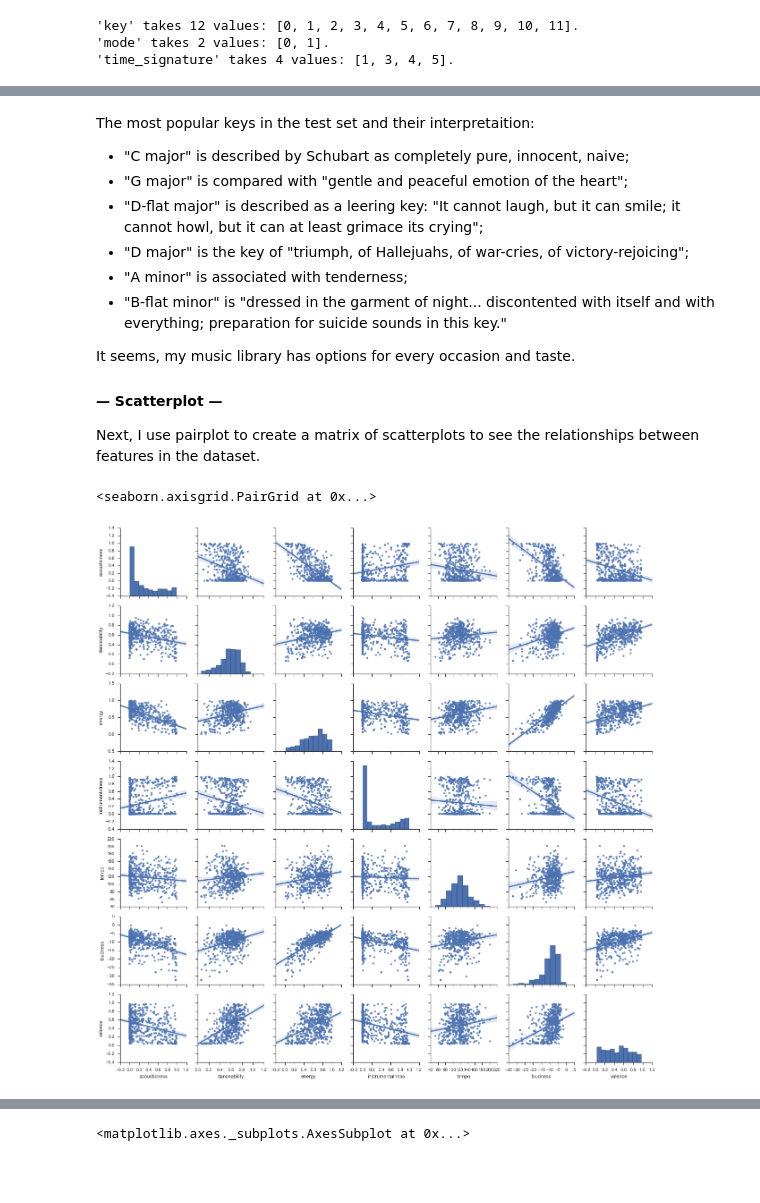
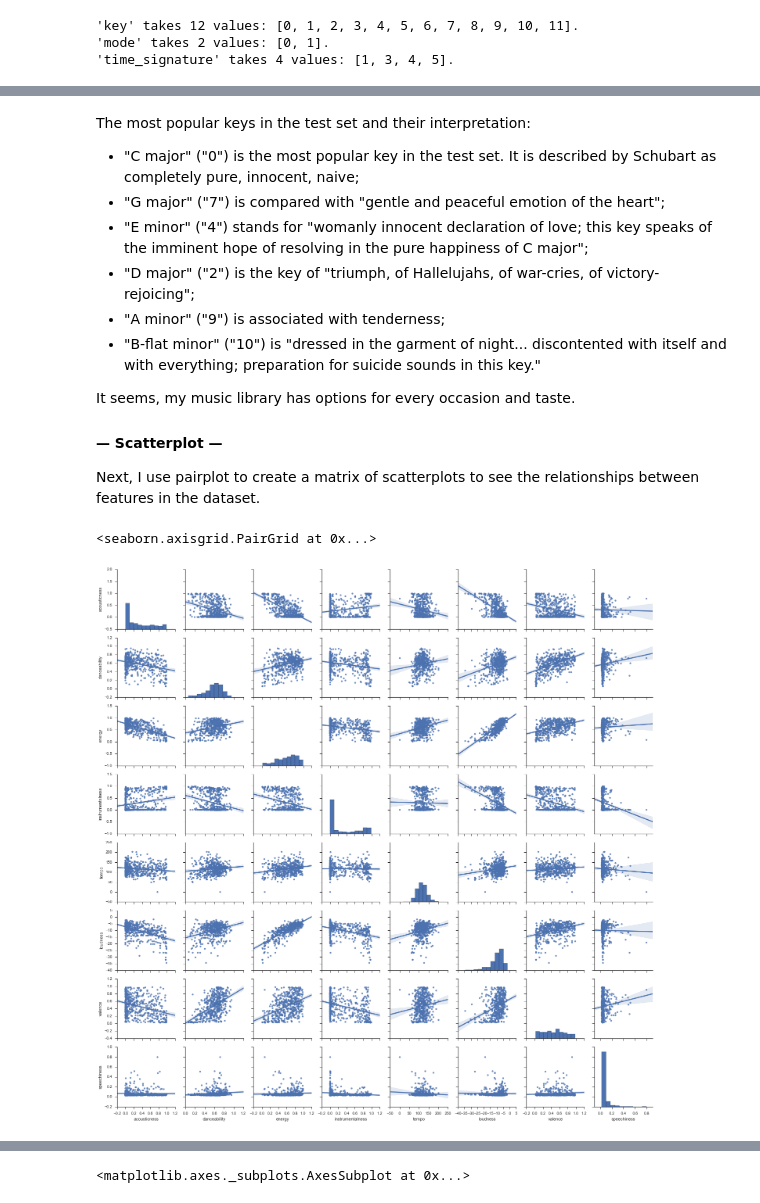
Before and after one commit to medennikova/itunes-music-analysis, a Jupyter notebook: 02_Data_Visualisation.ipynb, the cells around one changed output, grey strips where cells are left out. Saved outputs shown, nothing was run; the diff lists cells and outputs as text; code cells hidden in the pictures; blank space fills up the shorter version.

```diff
--- a/02_Data_Visualisation.ipynb
+++ b/02_Data_Visualisation.ipynb
@@ -415,11 +414,11 @@ sns.countplot(x='key', hue='mode',
 # %% [markdown]
-The most popular keys in the test set and their interpretaition:
-* "C major" is described by Schubart as completely pure, innocent, naive;
-* "G major" is compared with "gentle and peaceful emotion of the heart";
-* "D-flat major" is described as a leering key: "It cannot laugh, but it can smile; it cannot howl, but it can at least grimace its crying";
-* "D major" is the key of "triumph, of Hallejuahs, of war-cries, of victory-rejoicing";
-* "A minor" is associated with tenderness;
-* "B-flat minor" is "dressed in the garment of night... discontented with itself and with everything; preparation for suicide sounds in this key."
+The most popular keys in the test set and their interpretation:
+* "C major" ("0") is the most popular key in the test set. It is described by Schubart as completely pure, innocent, naive;
+* "G major" ("7") is compared with "gentle and peaceful emotion of the heart";
+* "E minor" ("4") stands for "womanly innocent declaration of love; this key speaks of the imminent hope of resolving in the pure happiness of C major";
+* "D major" ("2") is the key of "triumph, of Hallelujahs, of war-cries, of victory-rejoicing";
+* "A minor" ("9") is associated with tenderness;
+* "B-flat minor" ("10") is "dressed in the garment of night... discontented with itself and with everything; preparation for suicide sounds in this key."
 
 It seems, my music library has options for every occasion and taste.
 
@@ -428,13 +427,14 @@ Next, I use pairplot to create a matrix of scatterplots to see the relationships
 # %%
 sns.set(style="ticks", color_codes=True)
 sns.pairplot(test_df,
              vars=['acousticness', 'danceability',
                    'energy', 'instrumentalness',
-                   'tempo', 'loudness','valence'],
+                   'tempo', 'loudness','valence',
+                  'speechiness'],
             kind="reg")
 # %% [output]
 <seaborn.axisgrid.PairGrid at 0x...>
-[figure, old version]
+[figure, new version]
 # %% [markdown]
 * Acousticness and instrumentalness have similar data distribution. Many observations in the test set have the level of acousticness and instrumentalness equal to 0.
 * Acousticness and energy seem to be negatively correlated: the higher the level of acousticness, the lower the  energy.
```
Also changed, not shown: parts of 24 cells of this notebook, 2 other files.
